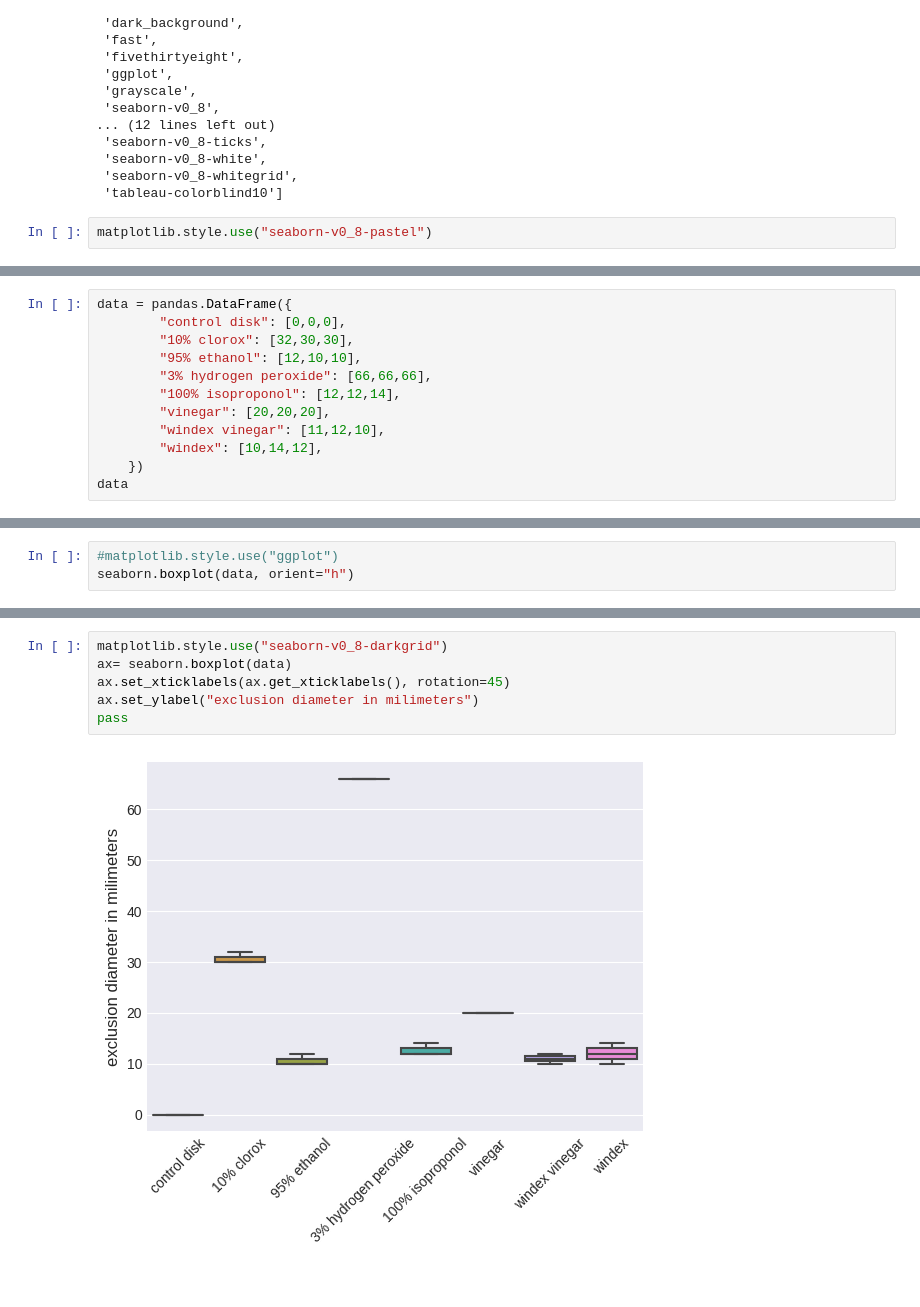
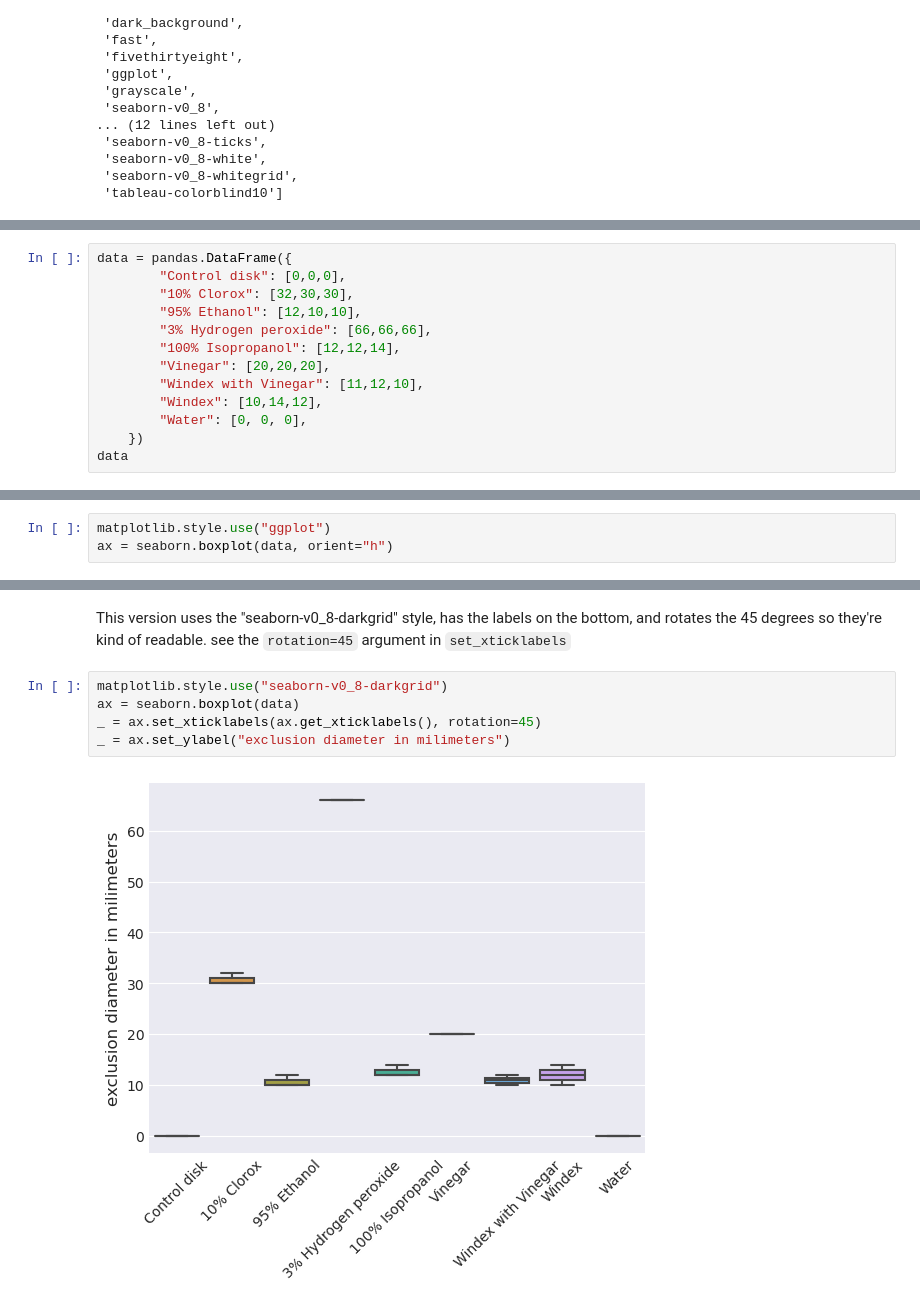
Before and after one commit to detrout/hamilton_science_fair, a Jupyter notebook: plot-disinfectant.ipynb, the cells around one changed output, grey strips where cells are left out. Drawn from its saved outputs; the diff is of its cells as text.

Commit message:
Add links to my binder
Clean up notebook, add some descriptions, and add an example errorbar plot that
just uses mean and standard deviation.

```diff
--- a/plot-disinfectant.ipynb
+++ b/plot-disinfectant.ipynb
@@ -25,5 +37,3 @@ matplotlib.style.available
  'seaborn-v0_8-white',
  'seaborn-v0_8-whitegrid',
  'tableau-colorblind10']
-# %%
-matplotlib.style.use("seaborn-v0_8-pastel")
@@ -51,13 +42,14 @@ seaborn.boxplot(data)
 # %%
 data = pandas.DataFrame({
-        "control disk": [0,0,0],
-        "10% clorox": [32,30,30],
-        "95% ethanol": [12,10,10],
-        "3% hydrogen peroxide": [66,66,66],
-        "100% isoproponol": [12,12,14],
-        "vinegar": [20,20,20],
-        "windex vinegar": [11,12,10],
-        "windex": [10,14,12],
+        "Control disk": [0,0,0],
+        "10% Clorox": [32,30,30],
+        "95% Ethanol": [12,10,10],
+        "3% Hydrogen peroxide": [66,66,66],
+        "100% Isopropanol": [12,12,14],
+        "Vinegar": [20,20,20],
+        "Windex with Vinegar": [11,12,10],
+        "Windex": [10,14,12],
+        "Water": [0, 0, 0],
     })
 data
 # %% [output]
@@ -68,4 +66,4 @@ data
 # %%
-#matplotlib.style.use("ggplot")
-seaborn.boxplot(data, orient="h")
+matplotlib.style.use("ggplot")
+ax = seaborn.boxplot(data, orient="h")
 # %% [output]
@@ -74,8 +71,9 @@ seaborn.boxplot(data, orient="h")
+# %% [markdown]
+This version uses the "seaborn-v0_8-darkgrid" style, has the labels on the bottom, and rotates the 45 degrees so they're kind of readable. see the `rotation=45` argument in `set_xticklabels`
 # %%
 matplotlib.style.use("seaborn-v0_8-darkgrid")
-ax= seaborn.boxplot(data)
-ax.set_xticklabels(ax.get_xticklabels(), rotation=45)
-ax.set_ylabel("exclusion diameter in milimeters")
-pass
+ax = seaborn.boxplot(data)
+_ = ax.set_xticklabels(ax.get_xticklabels(), rotation=45)
+_ = ax.set_ylabel("exclusion diameter in milimeters")
 # %% [output]
-[figure, old version]
+[figure, new version]
```
Also changed, not shown: parts of 17 cells of this notebook.
